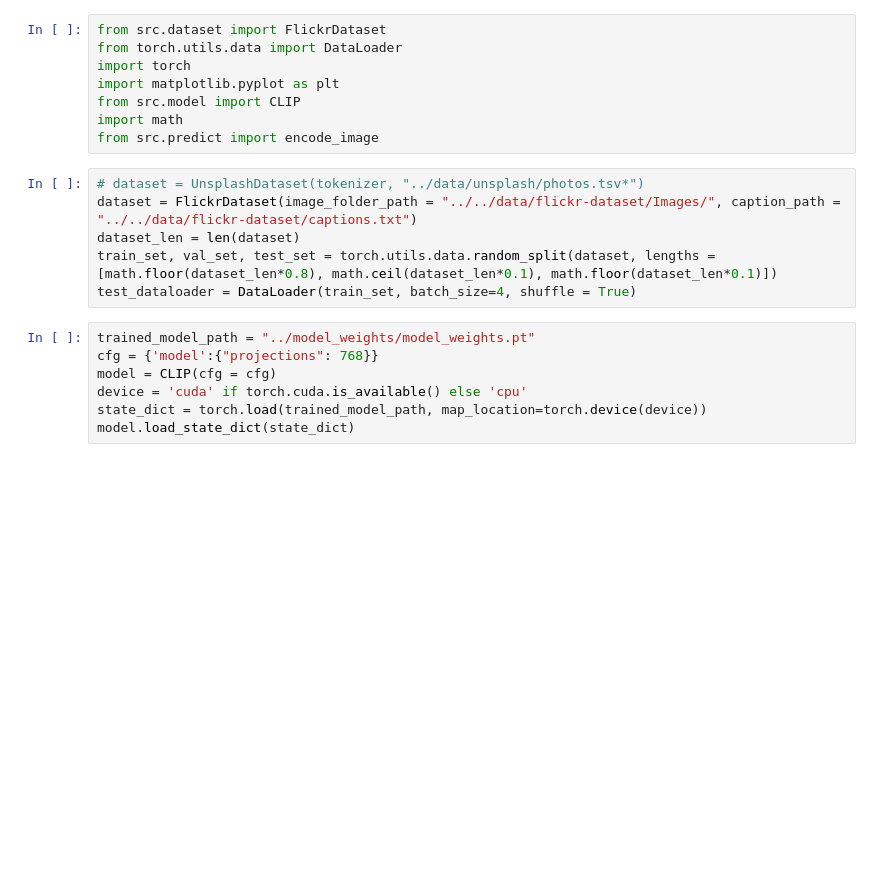
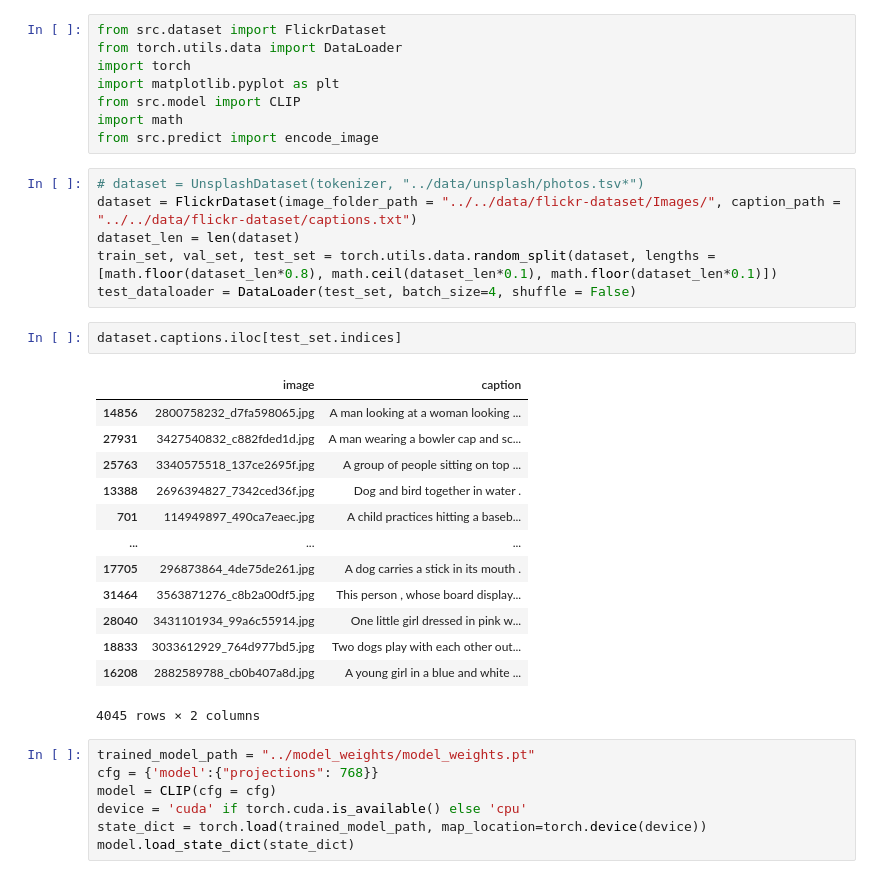
Before and after one commit to tappyness1/clip-implement, a Jupyter notebook: notebooks/model_out.ipynb, the cells around one changed output. Cells and saved outputs as stored; diff of their text form; blank space fills up the shorter version.

Commit message:
Retrieve the index for laterembedding generation on test data

```diff
--- a/notebooks/model_out.ipynb
+++ b/notebooks/model_out.ipynb
@@ -16,7 +16,23 @@ from src.predict import encode_image
 dataset = FlickrDataset(image_folder_path = "../../data/flickr-dataset/Images/", caption_path = "../../data/flickr-dataset/captions.txt")
 dataset_len = len(dataset)
 train_set, val_set, test_set = torch.utils.data.random_split(dataset, lengths = [math.floor(dataset_len*0.8), math.ceil(dataset_len*0.1), math.floor(dataset_len*0.1)])
-test_dataloader = DataLoader(train_set, batch_size=4, shuffle = True)
+test_dataloader = DataLoader(test_set, batch_size=4, shuffle = False)
+# %%
+dataset.captions.iloc[test_set.indices]
+# %% [output]
+|  | image | caption |
+| 14856 | 2800758232_d7fa598065.jpg | A man looking at a woman looking ... |
+| 27931 | 3427540832_c882fded1d.jpg | A man wearing a bowler cap and sc... |
+| 25763 | 3340575518_137ce2695f.jpg | A group of people sitting on top ... |
+| 13388 | 2696394827_7342ced36f.jpg | Dog and bird together in water . |
+| 701 | 114949897_490ca7eaec.jpg | A child practices hitting a baseb... |
+| ... | ... | ... |
+| 17705 | 296873864_4de75de261.jpg | A dog carries a stick in its mouth . |
+| 31464 | 3563871276_c8b2a00df5.jpg | This person , whose board display... |
+| 28040 | 3431101934_99a6c55914.jpg | One little girl dressed in pink w... |
+| 18833 | 3033612929_764d977bd5.jpg | Two dogs play with each other out... |
+| 16208 | 2882589788_cb0b407a8d.jpg | A young girl in a blue and white ... |
+4045 rows × 2 columns
 # %%
 trained_model_path = "../model_weights/model_weights.pt"
 cfg = {'model':{"projections": 768}}
```
Also changed, not shown: 3 other files.
